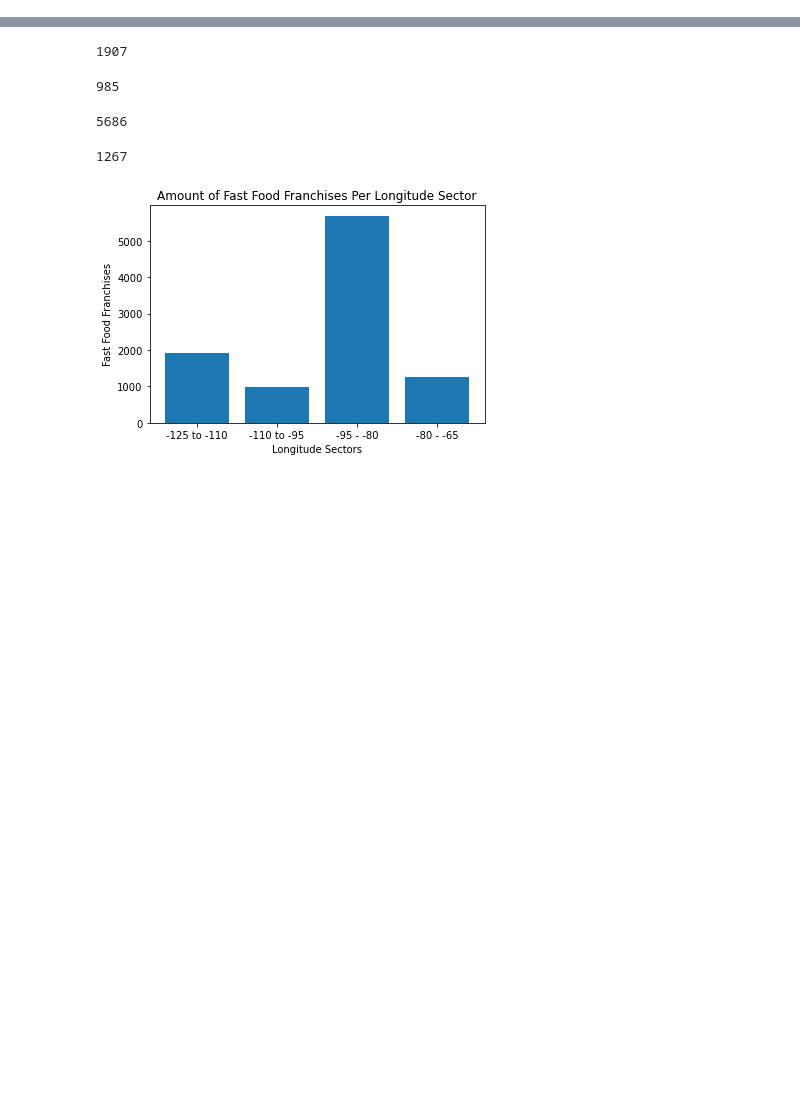
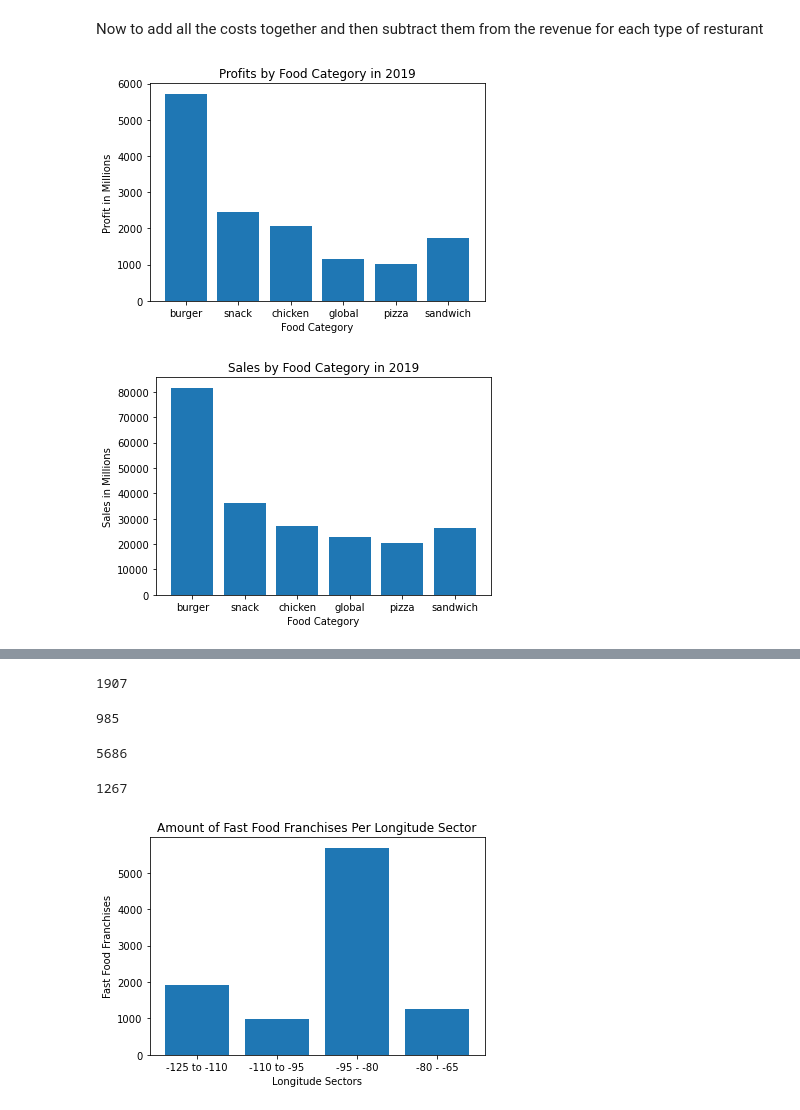
Before and after one commit to JakeBulat/Jake-Bulat-Honors-Project, a Jupyter notebook: CMSE Resturant Project-Copy1.ipynb, the cells around one changed output, grey strips where cells are left out. Drawn from its saved outputs; the diff is of its cells as text; code cells hidden in the pictures; blank space fills up the shorter version.

```diff
--- a/CMSE Resturant Project-Copy1.ipynb
+++ b/CMSE Resturant Project-Copy1.ipynb
@@ -34,0 +140,42 @@ plt.show()
+# %%
+operational_percent = [0.35, 0.33, 0.35, 0.35, 0.35, 0.32]
+# list1 = [0.35, 0.33, 0.35, 0.35, 0.35, 0.32]
+# list2 = [81612, 36296, 27160, 22805, 20361, 26374]
+
+operational_percentage_for_each_restaurant = []
+for i in range(len(operational_percent)):
+    result = operational_percent[i] * rev_sum[i]
+    operational_percentage_for_each_restaurant.append(result)
+#operational_percentage_for_each_restaurant
+
+#need to remember to take out food costs
+food_cost_list = []
+for x in rev_sum:
+    food_cost = x * 0.35
+    food_cost_list.append(food_cost)
+#food_cost_list
+# %% [markdown]
+Now to add all the costs together and then subtract them from the revenue for each type of resturant
+# %%
+#revenue - the costs
+profit_list=[]
+for i in range(len(rev_sum)):
+    profit = rev_sum[i]-operational_percentage_for_each_restaurant[i]-profit_minus_labor_costs[i]-food_cost_list[i]
+    profit_list.append(profit)
+profit_list
+
+#now we can look at the estimated profits based on my reasoning above
+plt.bar(food_category, profit_list)
+plt.xlabel('Food Category')
+plt.ylabel('Profit in Millions')
+plt.title('Profits by Food Category in 2019')
+plt.show()
+
+plt.bar(food_category,rev_sum)
+plt.xlabel('Food Category')
+plt.ylabel('Sales in Millions')
+plt.title('Sales by Food Category in 2019')
+plt.show()
+# %% [output]
+[figure, added]
+[figure, added]
```
Also changed, not shown: parts of 14 cells of this notebook, 5 other files.
